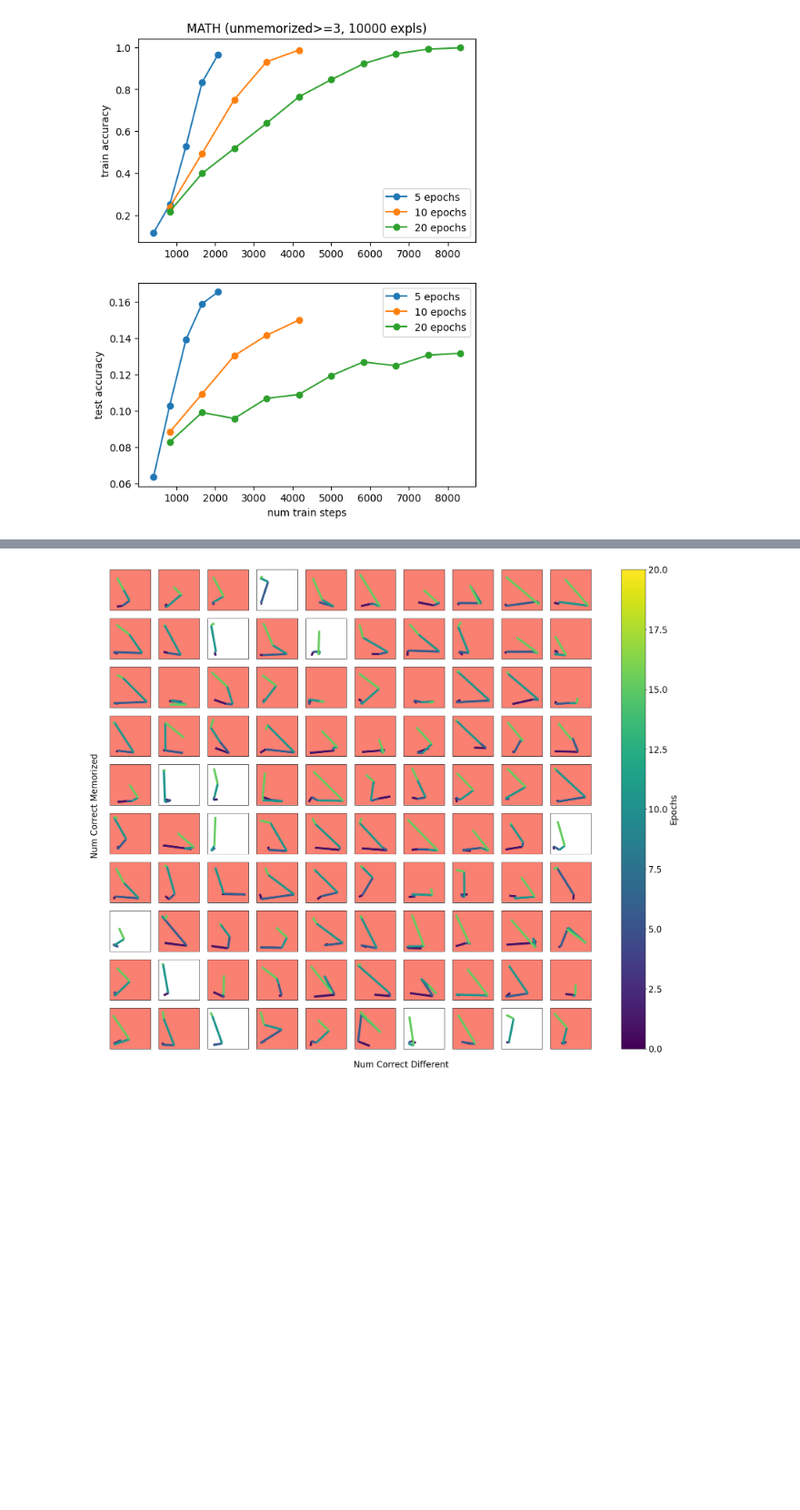
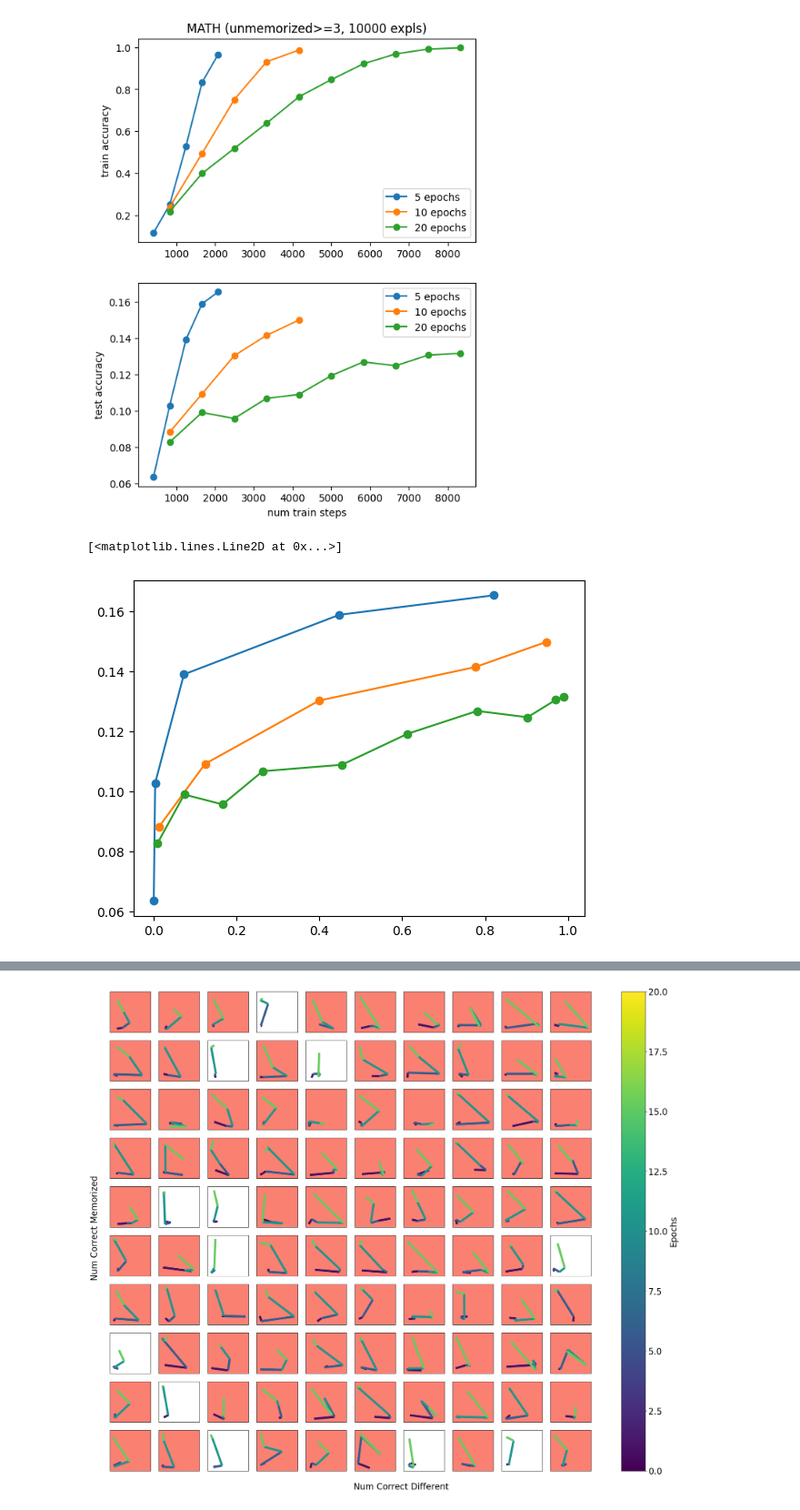
Before and after one commit to katiekang1998/reasoning_data, a Jupyter notebook: analyze/math_aug3_numepochs.ipynb, the cells around one changed output, grey strips where cells are left out. Shown at 91% size. Drawn from its saved outputs; the diff is of its cells as text; code cells hidden in the pictures; blank space fills up the shorter version.

```diff
--- a/analyze/math_aug3_numepochs.ipynb
+++ b/analyze/math_aug3_numepochs.ipynb
@@ -243,3 +243,16 @@ for ckpt in ckpts20:
 num_memorized_all20 = np.array(num_memorized_all20)
 num_correct_different_all20 = np.array(num_correct_different_all20)
 num_incorrect_all20 = np.array(num_incorrect_all20)
+# %%
+# for num in range(5):
+#     plt.plot((((num_memorized_dict[num]==5) *np.expand_dims((num_correct_different_dict[num].max(axis=0)<3), 0))).mean(axis=-1), test_accs_dict[num], "o-")
+
+# plt.plot((((num_memorized_rand==5) *np.expand_dims((num_correct_different_rand.max(axis=0)<3), 0))).mean(axis=-1), test_accs_rand, "o-")
+# plt.plot((((num_memorized_rand20==5) *np.expand_dims((num_correct_different_rand20.max(axis=0)<3), 0))).mean(axis=-1), test_accs_rand20, "o-")
+
+plt.plot(((num_memorized_all5>2)).mean(axis=-1), test_accs_all5, "o-")
+plt.plot(((num_memorized_all10>2)).mean(axis=-1), test_accs_all10, "o-")
+plt.plot(((num_memorized_all20>2)).mean(axis=-1), test_accs_all20, "o-")
+# %% [output]
+[<matplotlib.lines.Line2D at 0x...>]
+[figure, added]
```
Also changed, not shown: parts of 1 cell of this notebook, 31 other files.
